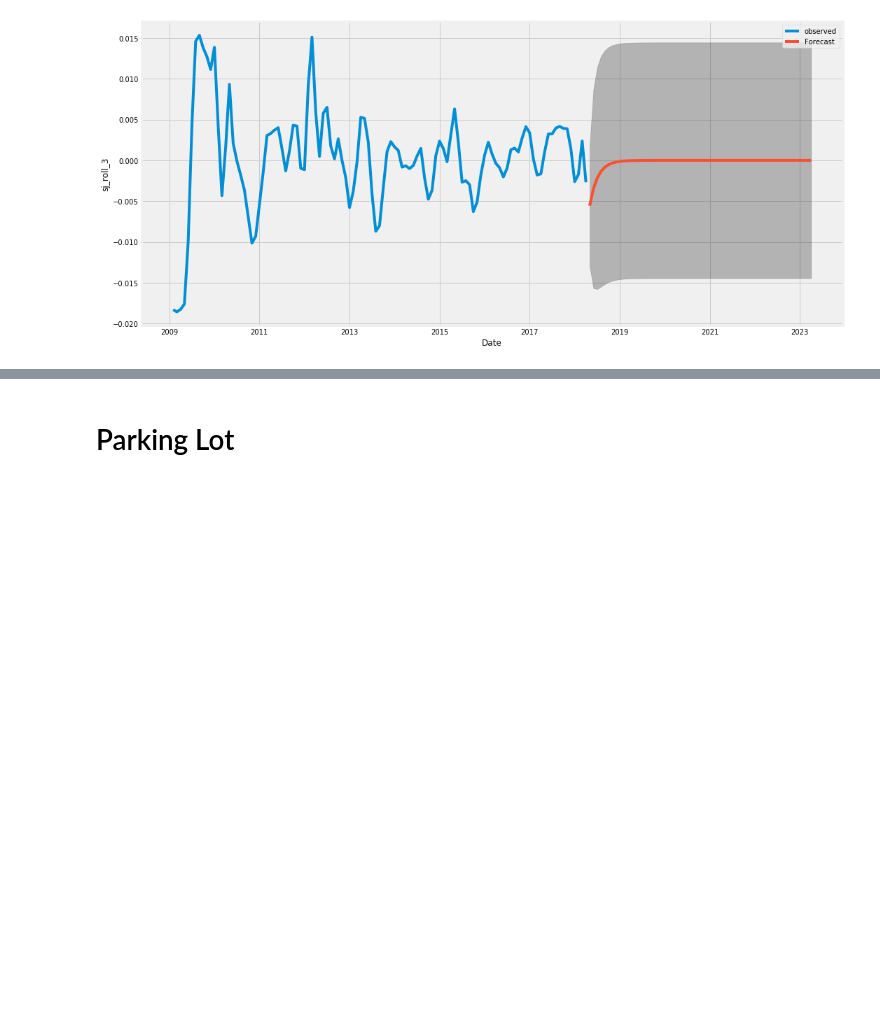
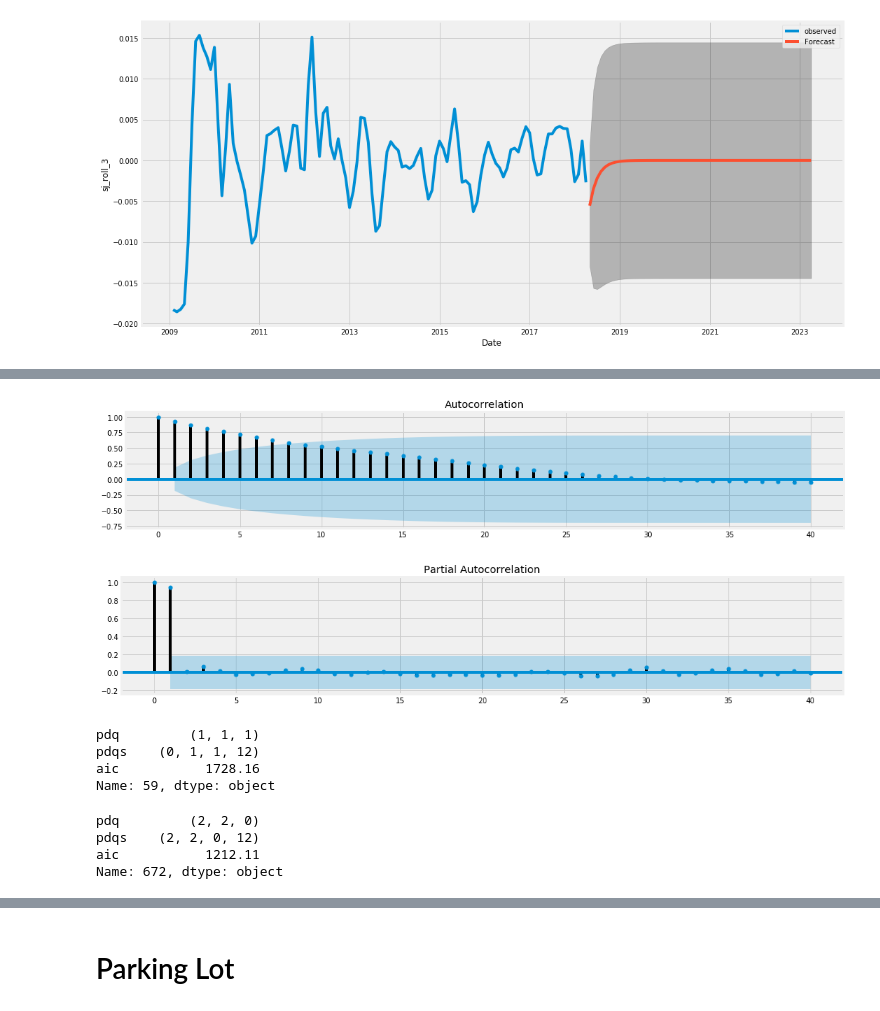
Before and after one commit to rab175/dsc-mod-4-project-online-ds-pt-071519, a Jupyter notebook: Mod 4 Project Notebook.ipynb, the cells around one changed output, grey strips where cells are left out. Saved outputs shown, nothing was run; the diff lists cells and outputs as text; code cells hidden in the pictures; blank space fills up the shorter version.

```diff
--- a/Mod 4 Project Notebook.ipynb
+++ b/Mod 4 Project Notebook.ipynb
@@ -1191,0 +1258,25 @@ plt.show()
+# %%
+# ACF and PACF
+
+fig, ax = plt.subplots(figsize=(16,3))
+plot_acf(wh_ts.dropna(),ax=ax, lags=40);
+
+fig, ax = plt.subplots(figsize=(16,3))
+plot_pacf(wh_ts.dropna(),ax=ax, lags=40);
+# %% [output]
+[figure, added]
+[figure, added]
+# %%
+SARIMA_iterator(wh_ts)
+# %% [output]
+pdq         (1, 1, 1)
+pdqs    (0, 1, 1, 12)
+aic           1728.16
+Name: 59, dtype: object
+# %%
+SARIMA_iterator(wh_ts, order=3)
+# %% [output]
+pdq         (2, 2, 0)
+pdqs    (2, 2, 0, 12)
+aic           1212.11
+Name: 672, dtype: object
```
Also changed, not shown: parts of 21 cells of this notebook, 1 other file.
